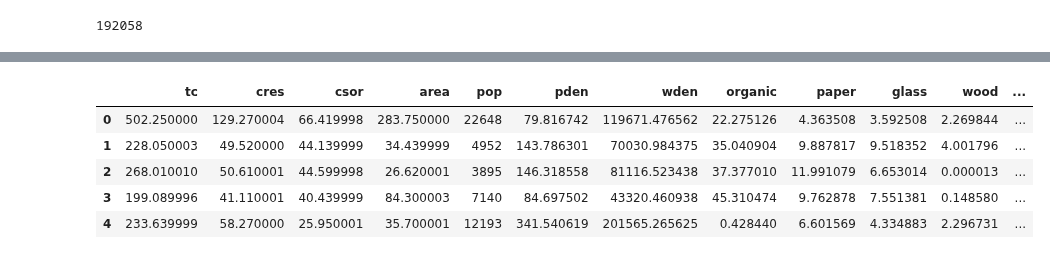
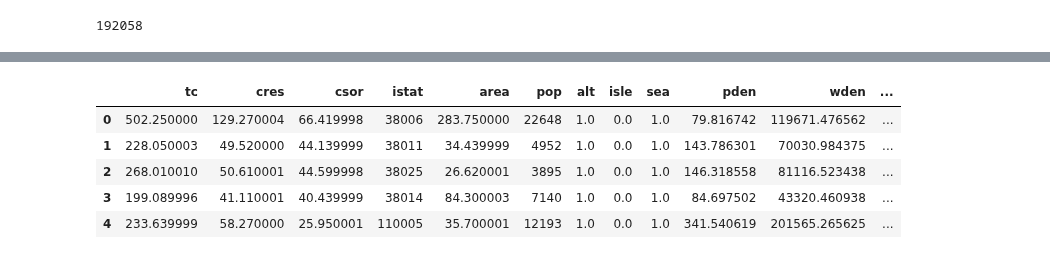
Before and after one commit to Gourav052003/Machine-Learning-Solutions-for-Predicting-Municipal-Waste-Costs-and-Sustainable-Resource-Management, a Jupyter notebook: Impact Analysis/Waste Generation.ipynb, the cells around one changed output, grey strips where cells are left out. Cells and saved outputs as stored; diff of their text form; code cells hidden in the pictures.

```diff
--- a/Impact Analysis/Waste Generation.ipynb
+++ b/Impact Analysis/Waste Generation.ipynb
@@ -132,9 +132,9 @@ plt.pie(data,labels = data.index,colors=palette_color,autopct='%.0f%%')
 # %%
-numerical_df.head()
+WASTE_GENERATION_df.head()
 # %% [output]
-|  | tc | cres | csor | area | pop | pden | wden | organic | paper | glass | wood | ... |
-| 0 | 502.250000 | 129.270004 | 66.419998 | 283.750000 | 22648 | 79.816742 | 119671.476562 | 22.275126 | 4.363508 | 3.592508 | 2.269844 | ... |
-| 1 | 228.050003 | 49.520000 | 44.139999 | 34.439999 | 4952 | 143.786301 | 70030.984375 | 35.040904 | 9.887817 | 9.518352 | 4.001796 | ... |
-| 2 | 268.010010 | 50.610001 | 44.599998 | 26.620001 | 3895 | 146.318558 | 81116.523438 | 37.377010 | 11.991079 | 6.653014 | 0.000013 | ... |
-| 3 | 199.089996 | 41.110001 | 40.439999 | 84.300003 | 7140 | 84.697502 | 43320.460938 | 45.310474 | 9.762878 | 7.551381 | 0.148580 | ... |
-| 4 | 233.639999 | 58.270000 | 25.950001 | 35.700001 | 12193 | 341.540619 | 201565.265625 | 0.428440 | 6.601569 | 4.334883 | 2.296731 | ... |
+|  | tc | cres | csor | istat | area | pop | alt | isle | sea | pden | wden | ... |
+| 0 | 502.250000 | 129.270004 | 66.419998 | 38006 | 283.750000 | 22648 | 1.0 | 0.0 | 1.0 | 79.816742 | 119671.476562 | ... |
+| 1 | 228.050003 | 49.520000 | 44.139999 | 38011 | 34.439999 | 4952 | 1.0 | 0.0 | 1.0 | 143.786301 | 70030.984375 | ... |
+| 2 | 268.010010 | 50.610001 | 44.599998 | 38025 | 26.620001 | 3895 | 1.0 | 0.0 | 1.0 | 146.318558 | 81116.523438 | ... |
+| 3 | 199.089996 | 41.110001 | 40.439999 | 38014 | 84.300003 | 7140 | 1.0 | 0.0 | 1.0 | 84.697502 | 43320.460938 | ... |
+| 4 | 233.639999 | 58.270000 | 25.950001 | 110005 | 35.700001 | 12193 | 1.0 | 0.0 | 1.0 | 341.540619 | 201565.265625 | ... |
```
Also changed, not shown: parts of 3 cells of this notebook, 1 other file.
